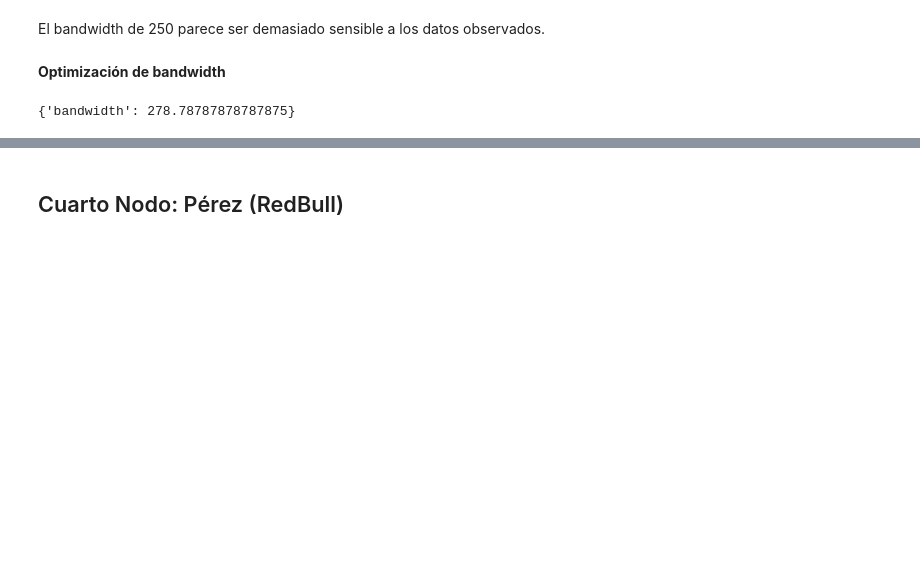
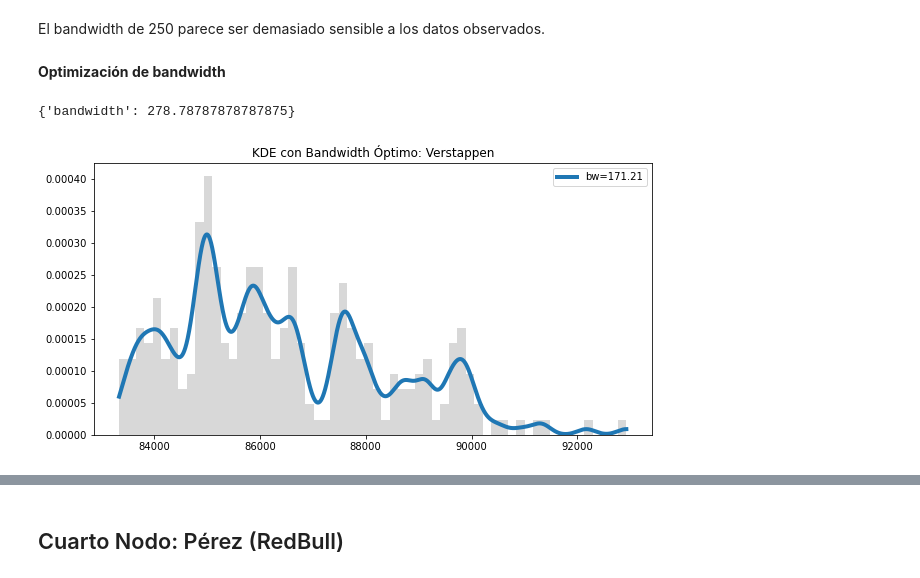
Before and after one commit to AndresLaresBarragan/ProyectoSPF, a Jupyter notebook: Nodo2.ipynb, the cells around one changed output, grey strips where cells are left out. Saved outputs shown, nothing was run; the diff lists cells and outputs as text; code cells hidden in the pictures; blank space fills up the shorter version.

```diff
--- a/Nodo2.ipynb
+++ b/Nodo2.ipynb
@@ -960,3 +977,18 @@ grid1.fit(vers[:, None])
 print(grid1.best_params_)
 # %% [output]
 {'bandwidth': 278.78787878787875}
+# %%
+# Ajuste del KDE optimo
+pdf_kde1 = KernelDensity(kernel='gaussian', bandwidth = 171.21).fit(vers[:, np.newaxis])
+# Obtener una PDF de acuerdo al KDE óptimo.
+PDF1 = lambda x: np.exp(pdf_kde1.score_samples(x[:, None]))
+
+# graficar KDE con valor bw optimo
+plt.figure(figsize=(10,5))
+plt.plot(x_grid1, PDF1(x_grid1), label='bw=171.21',linewidth = 4)
+plt.hist(vers, 60, fc='gray', histtype='stepfilled', alpha=0.3, density=True)
+plt.legend(loc='upper right')
+plt.title("KDE con Bandwidth Óptimo: Verstappen")
+plt.show()
+# %% [output]
+[figure, added]
```
Also changed, not shown: parts of 47 cells of this notebook.
